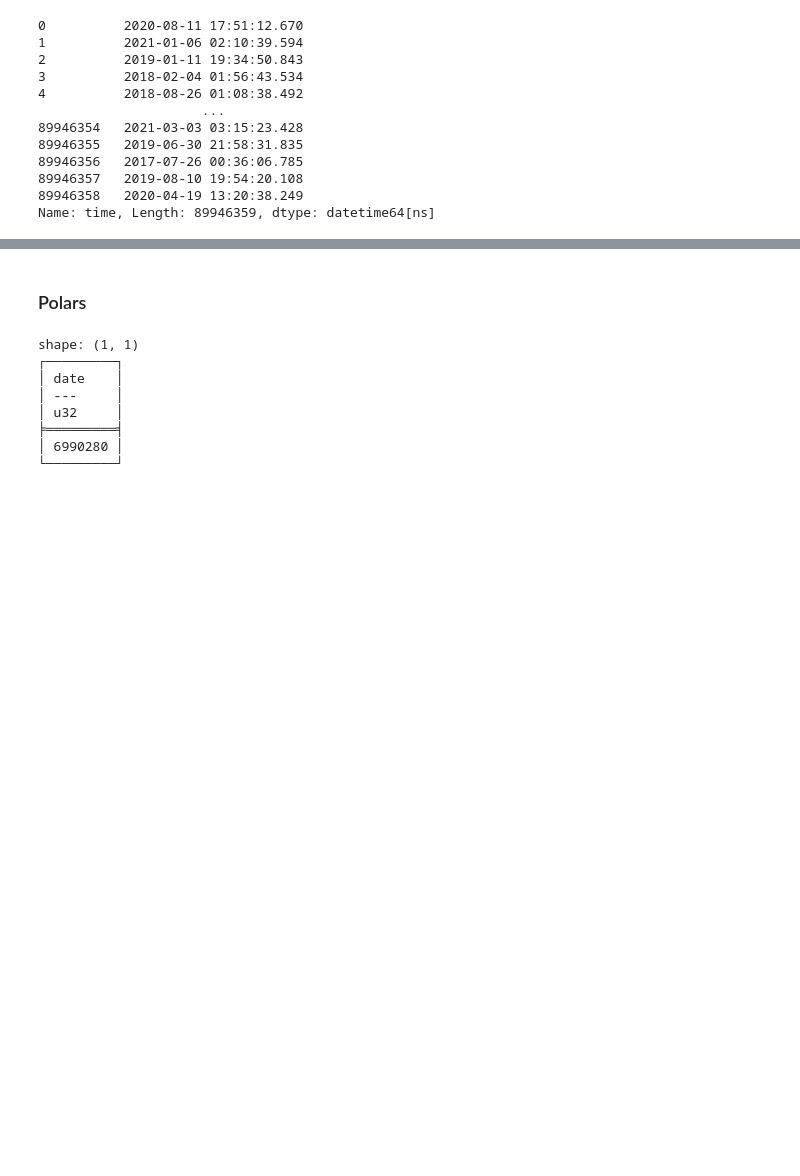
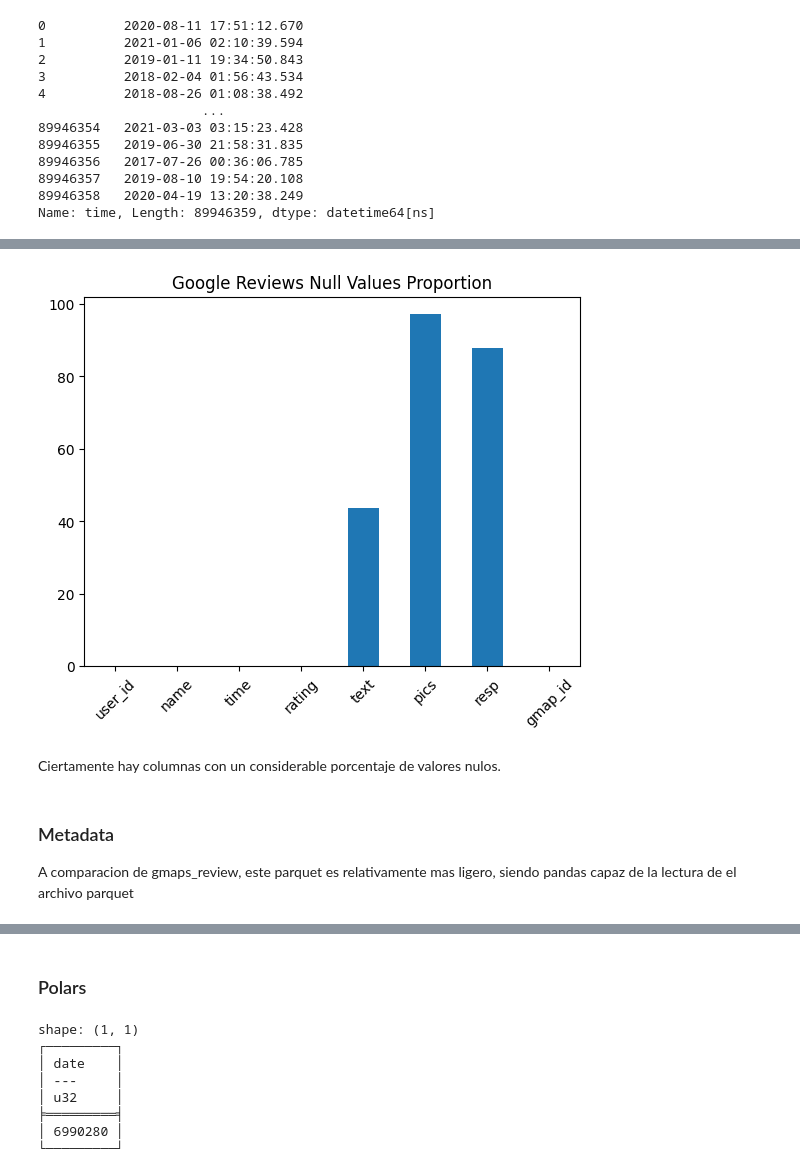
Before and after one commit to melodiromero/Google-Yelp, a Jupyter notebook: Sprint-1/Yelp/etl_eda.ipynb, the cells around one changed output, grey strips where cells are left out. Drawn from its saved outputs; the diff is of its cells as text; code cells hidden in the pictures; blank space fills up the shorter version.

Commit message:
avance EDA (contar reviews en paises, rango de fechas, proporcion nulos. Google Maps)

```diff
--- a/Sprint-1/Yelp/etl_eda.ipynb
+++ b/Sprint-1/Yelp/etl_eda.ipynb
@@ -110,0 +132,12 @@ Y solo demoro 9.8 segundos convertir 89,946,359 registros. Esto convence que pya
+# %%
+def proporcion_nulos(data_frame:pd.DataFrame):
+    """
+    Calculate the percentage of null (missing) values in each column of a Pandas DataFrame.
+
+    Parameters:
+    data_frame (pd.DataFrame): The input DataFrame for which null percentages are calculated.
+
+    Returns:
+    pd.Series: A Pandas Series containing the percentage of null values for each column.
+    """
+    return data_frame.isnull().sum() / data_frame.shape[0] * 100
@@ -110,0 +156,10 @@ Y solo demoro 9.8 segundos convertir 89,946,359 registros. Esto convence que pya
+# %%
+proporcion_nulos(google_reviews_df).plot(kind="bar", rot=45, title="Google Reviews Null Values Proportion");
+# %% [output]
+[figure, added]
+# %% [markdown]
+Ciertamente hay columnas con un considerable porcentaje de valores nulos.
+# %% [markdown]
+### Metadata
+
+A comparacion de gmaps_review, este parquet es relativamente mas ligero, siendo pandas capaz de la lectura de el archivo parquet
```
Also changed, not shown: parts of 19 cells of this notebook.
